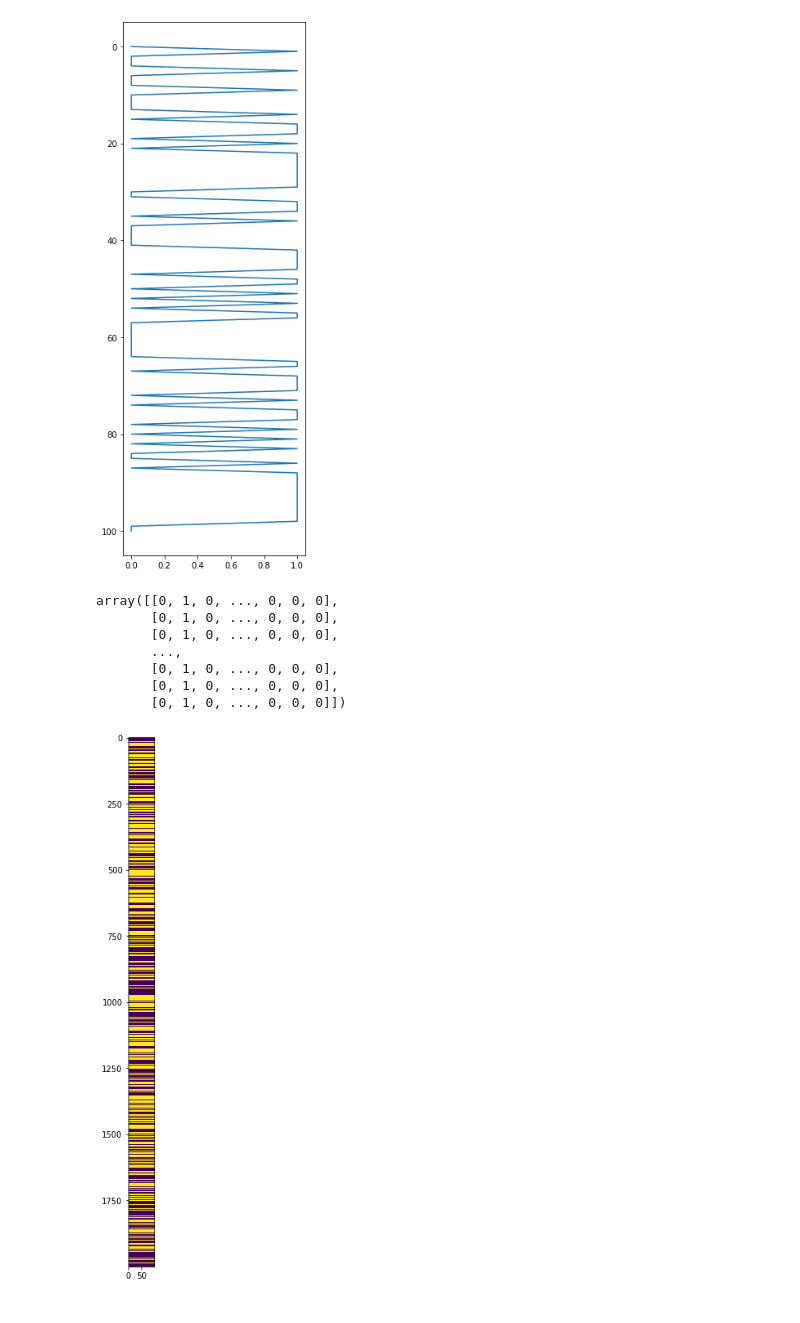
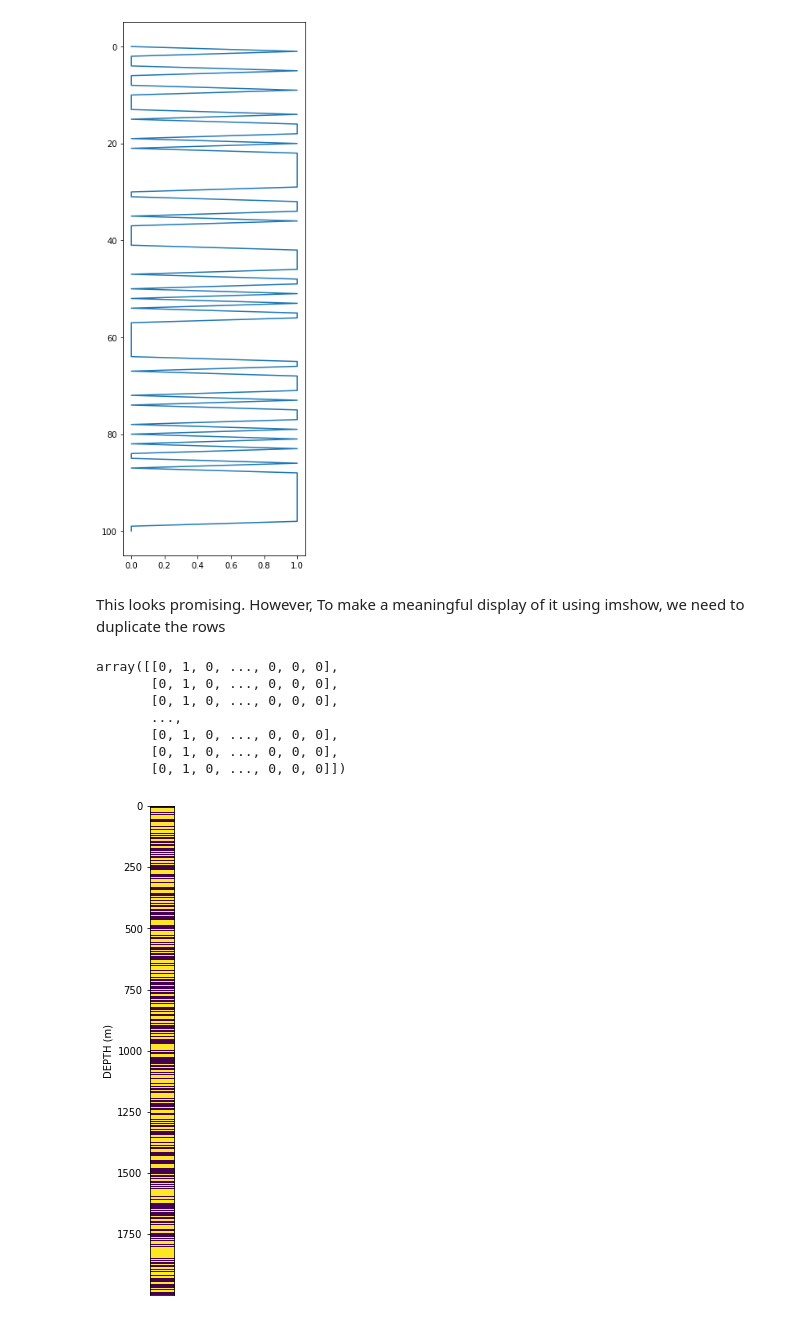
Before and after one commit to bdowdell/automatic_well_tie, a Jupyter notebook: nb/prototyping.ipynb, the cells around one changed output. Saved outputs shown, nothing was run; the diff lists cells and outputs as text; code cells hidden in the pictures.

```diff
--- a/nb/prototyping.ipynb
+++ b/nb/prototyping.ipynb
@@ -76,6 +76,8 @@ ax.invert_yaxis()
 plt.show()
 # %% [output]
 [figure]
+# %% [markdown]
+This looks promising.  However, To make a meaningful display of it using imshow, we need to duplicate the rows
 # %%
 earth = np.array([lith_sequence]*100)
 # %%
@@ -89,9 +91,10 @@ array([[0, 1, 0, ..., 0, 0, 0],
        [0, 1, 0, ..., 0, 0, 0],
        [0, 1, 0, ..., 0, 0, 0]])
 # %%
-fig = plt.figure(figsize=(4,12))
-ax = fig.add_subplot(1,1,1)
+fig = plt.figure(figsize=(4,9))
+ax = fig.add_subplot(1,1,1, xticks=(), xticklabels=())
 ax.imshow(earth.T)
+ax.set_ylabel('DEPTH (m)')
 plt.show()
 # %% [output]
-[figure, old version]
+[figure, new version]
```
Also changed, not shown: parts of 1 cell of this notebook.
